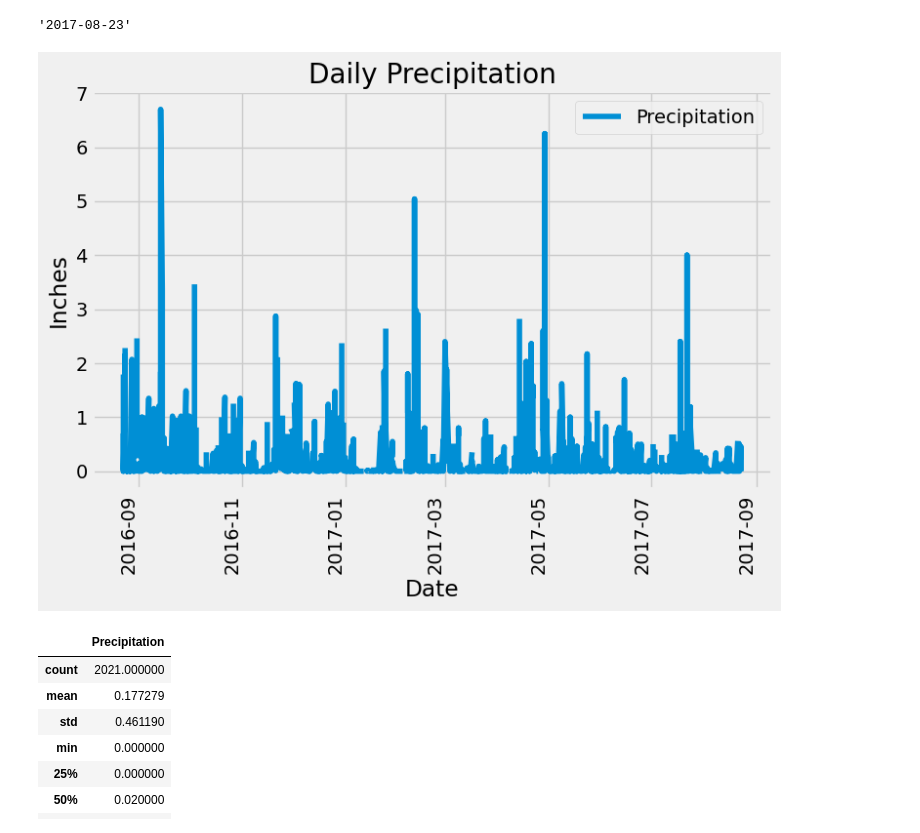
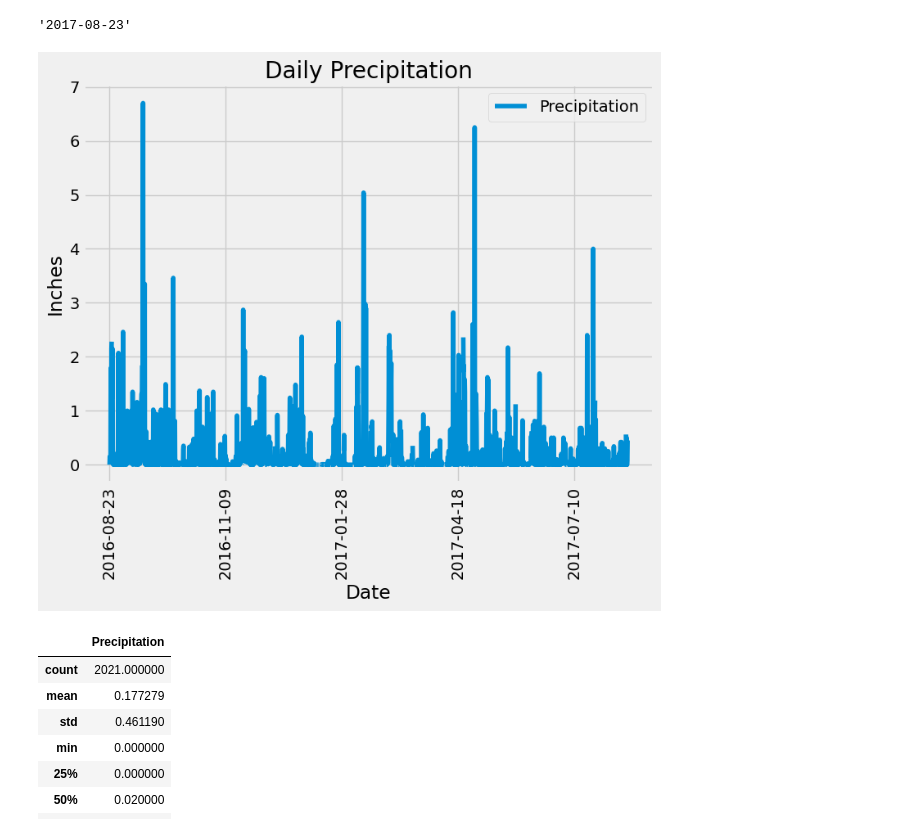
Before and after one commit to bryanpijohnson/sqlalchemy-challenge, a Jupyter notebook: SurfsUp/climate_starter.ipynb, the cells around one changed output. Cells and saved outputs as stored; diff of their text form; code cells hidden in the pictures.

```diff
--- a/SurfsUp/climate_starter.ipynb
+++ b/SurfsUp/climate_starter.ipynb
@@ -48,36 +48,36 @@ most_recent_date
 # %%
 # Design a query to retrieve the last 12 months of precipitation data and plot the results.
 # Starting from the most recent data point in the database.
 
 # Calculate the date one year from the last date in data set.
 year_ago = dt.datetime.strptime(most_recent_date, '%Y-%m-%d') \
     - dt.timedelta(days = 366)
 
 # Perform a query to retrieve the data and precipitation scores
 precip_query = session\
     .query(measurement.date, measurement.prcp)\
     .filter(measurement.date >= year_ago)\
     .filter(measurement.date <= most_recent_date)\
-    .order_by(measurement.date.desc())\
+    .order_by(measurement.date)\
     .all()
 
 # Save the query results as a Pandas DataFrame. Explicitly set the column names
 
 precip_df = pd.DataFrame(precip_query, columns = ["Date", "Precipitation"])
-precip_df["Date"] = pd.to_datetime(precip_df["Date"])
 
 # Sort the dataframe by date
 precip_df.set_index("Date", inplace= True)
 
 # Use Pandas Plotting with Matplotlib to plot the data
 precip_df.plot(figsize = (8, 6),
                 ylabel = 'Inches',
                 title = 'Daily Precipitation',
                 rot = 90
                 )
+
 plt.show()
 # %% [output]
-[figure, old version]
+[figure, new version]
 # %%
 # Use Pandas to calculate the summary statistics for the precipitation data
 precip_df.describe()
```
Also changed, not shown: parts of 2 cells of this notebook, 1 other file.
